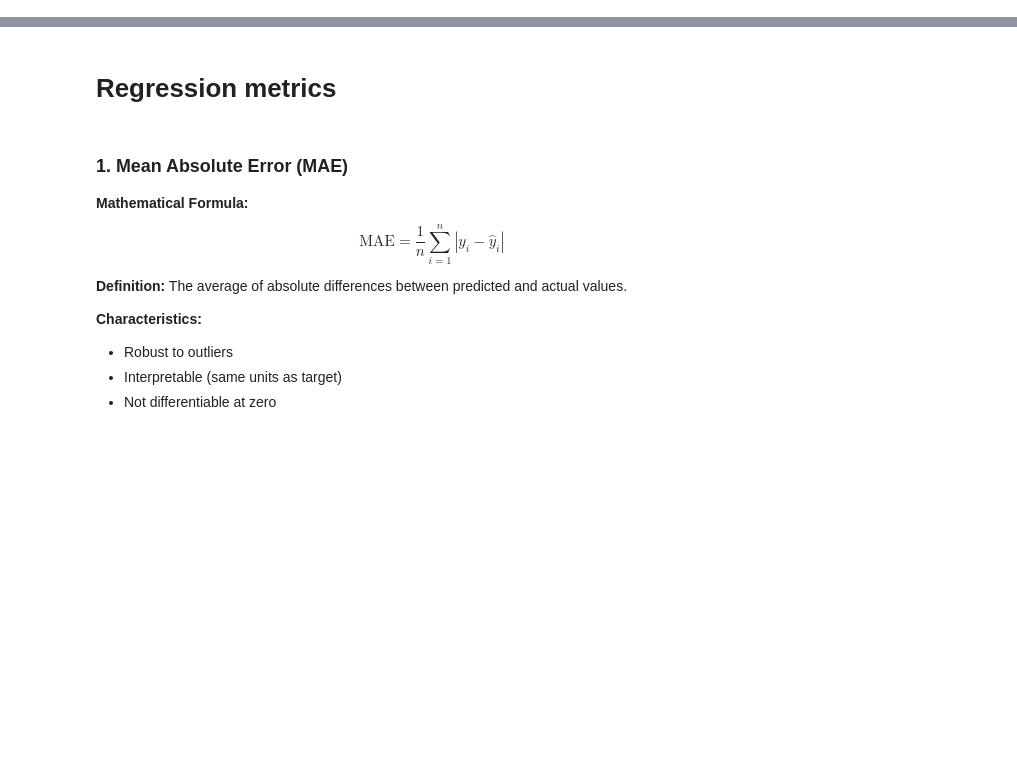
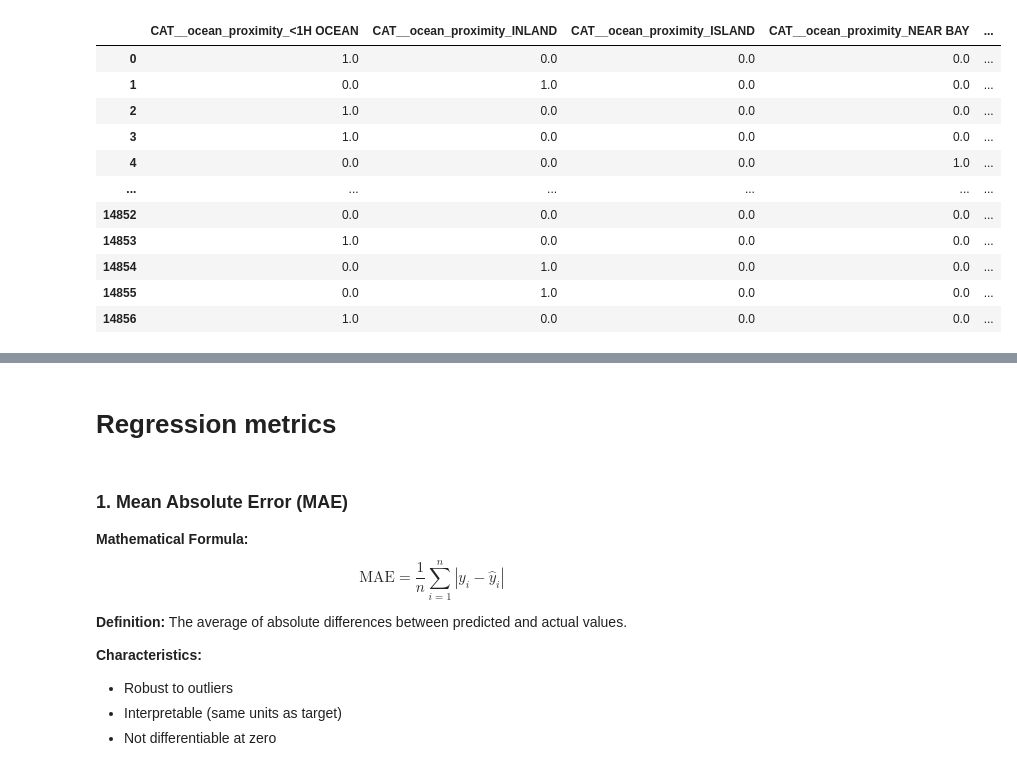
Before and after one commit to smammadl/ds_course, a Jupyter notebook: module3_ds/geron/02_10_metrics.ipynb, the cells around one changed output, grey strips where cells are left out. Cells and saved outputs as stored; diff of their text form; code cells hidden in the pictures; blank space fills up the shorter version.

```diff
--- a/module3_ds/geron/02_10_metrics.ipynb
+++ b/module3_ds/geron/02_10_metrics.ipynb
@@ -14,0 +56,90 @@ X_train, X_test, y_train, y_test = train_test_split(X, y, random_state=123)
+# %%
+from sklearn.base import BaseEstimator, TransformerMixin
+from sklearn.metrics.pairwise import rbf_kernel
+from sklearn.cluster import KMeans
+
+class ClusterSimilarity(BaseEstimator, TransformerMixin):
+    def __init__(self, n_clusters=10):
+        self.n_clusters = n_clusters
+
+    def fit(self, X, y=None):
+        self.kmeans_ = KMeans(self.n_clusters)
+        self.kmeans_.fit(X)
+        return self
+
+    def transform(self, X):
+        return rbf_kernel(X, self.kmeans_.cluster_centers_, gamma=1).round(3)
+
+    def get_feature_names_out(self, names=None):
+        return [f"Cluster {i} similarity" for i in range(self.n_clusters)]
+# %%
+from sklearn.preprocessing import StandardScaler, OneHotEncoder, FunctionTransformer
+from sklearn.impute import SimpleImputer
+from sklearn.pipeline import Pipeline
+from sklearn.compose import ColumnTransformer
+
+cat_cols = ['ocean_proximity']
+log_cols = [
+    'total_rooms', 'total_bedrooms', 'population', 'households', 'median_income'
+    ]
+
+cat_pipeline = Pipeline([
+    ('imp', SimpleImputer(strategy='most_frequent')),
+    ('ohe', OneHotEncoder(handle_unknown='ignore'))
+])
+log_pipeline = Pipeline([
+    ('imp', SimpleImputer(strategy='median')),
+    ('log', FunctionTransformer(np.log1p, inverse_func=np.expm1, feature_names_out='one-to-one')),
+    ('scl', StandardScaler())
+])
+
+def ratio_func(arr_2d):
+    return arr_2d[:, [0]] / arr_2d[:, [1]]
+def ratio_feature_names(*args, **kwargs):
+    return ['ratio']
+
+rat_pipeline = Pipeline([
+    ('imp', SimpleImputer(strategy='median')),
+    ('newcol', FunctionTransformer(ratio_func, feature_names_out=ratio_feature_names)),
+    ('scl', StandardScaler())
+])
+cluster_pipeline = Pipeline([
+    ('imp', SimpleImputer(strategy='median')),
+    ('cluster', ClusterSimilarity(n_clusters=10))
+])
+num_pipeline = Pipeline([
+    ('imp', SimpleImputer(strategy='median')),
+    ('scl', StandardScaler())
+])
+
+preprocessing = ColumnTransformer(
+    transformers=[
+        ('CAT', cat_pipeline, cat_cols),
+        ('LOG', log_pipeline, log_cols),
+        ('RAT_b/r', rat_pipeline, ['total_bedrooms', 'total_rooms']),
+        ('RAT_r/h', rat_pipeline, ['total_rooms', 'households']),
+        ('RAT_p/h', rat_pipeline, ['population', 'households']),
+        ("GEO", cluster_pipeline, ["latitude", "longitude"]),
+    ], remainder=num_pipeline
+)
+
+X_train_arr = preprocessing.fit_transform(X_train)
+X_train_prepared = pd.DataFrame(X_train_arr, columns=preprocessing.get_feature_names_out())
+
+X_test_arr = preprocessing.fit_transform(X_test)
+X_test_prepared = pd.DataFrame(X_test_arr, columns=preprocessing.get_feature_names_out())
+
+X_train_prepared
+# %% [output]
+|  | CAT__ocean_proximity_<1H OCEAN | CAT__ocean_proximity_INLAND | CAT__ocean_proximity_ISLAND | CAT__ocean_proximity_NEAR BAY | ... |
+| 0 | 1.0 | 0.0 | 0.0 | 0.0 | ... |
+| 1 | 0.0 | 1.0 | 0.0 | 0.0 | ... |
+| 2 | 1.0 | 0.0 | 0.0 | 0.0 | ... |
+| 3 | 1.0 | 0.0 | 0.0 | 0.0 | ... |
+| 4 | 0.0 | 0.0 | 0.0 | 1.0 | ... |
+| ... | ... | ... | ... | ... | ... |
+| 14852 | 0.0 | 0.0 | 0.0 | 0.0 | ... |
+| 14853 | 1.0 | 0.0 | 0.0 | 0.0 | ... |
+| 14854 | 0.0 | 1.0 | 0.0 | 0.0 | ... |
+| 14855 | 0.0 | 1.0 | 0.0 | 0.0 | ... |
+| 14856 | 1.0 | 0.0 | 0.0 | 0.0 | ... |
```
Also changed, not shown: parts of 62 cells of this notebook.
